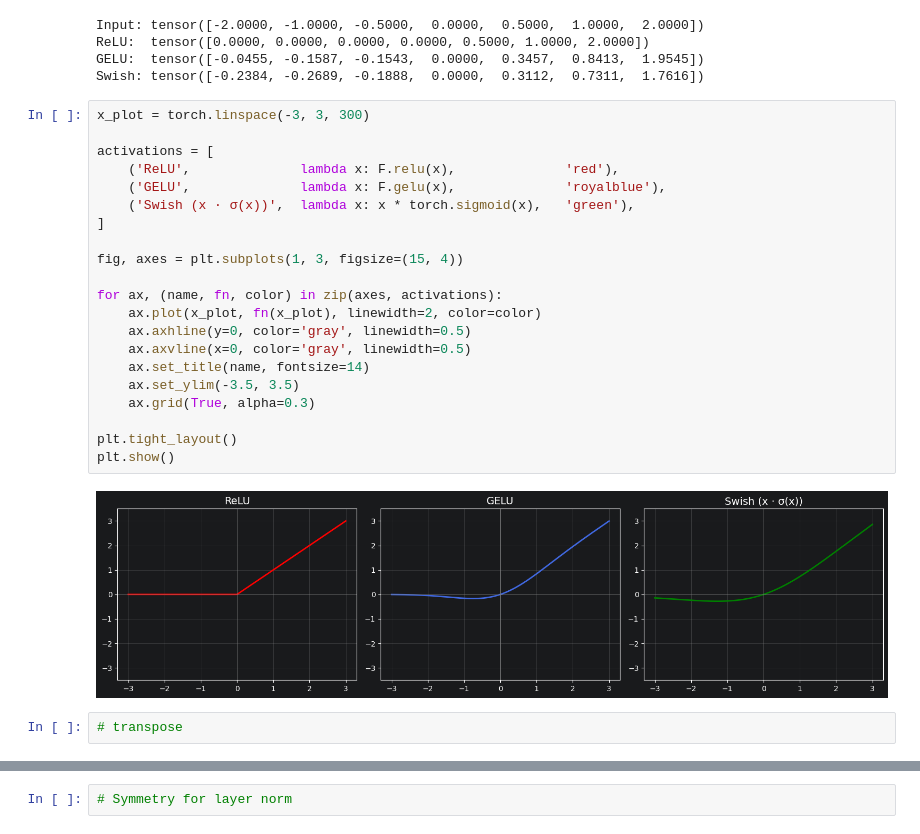
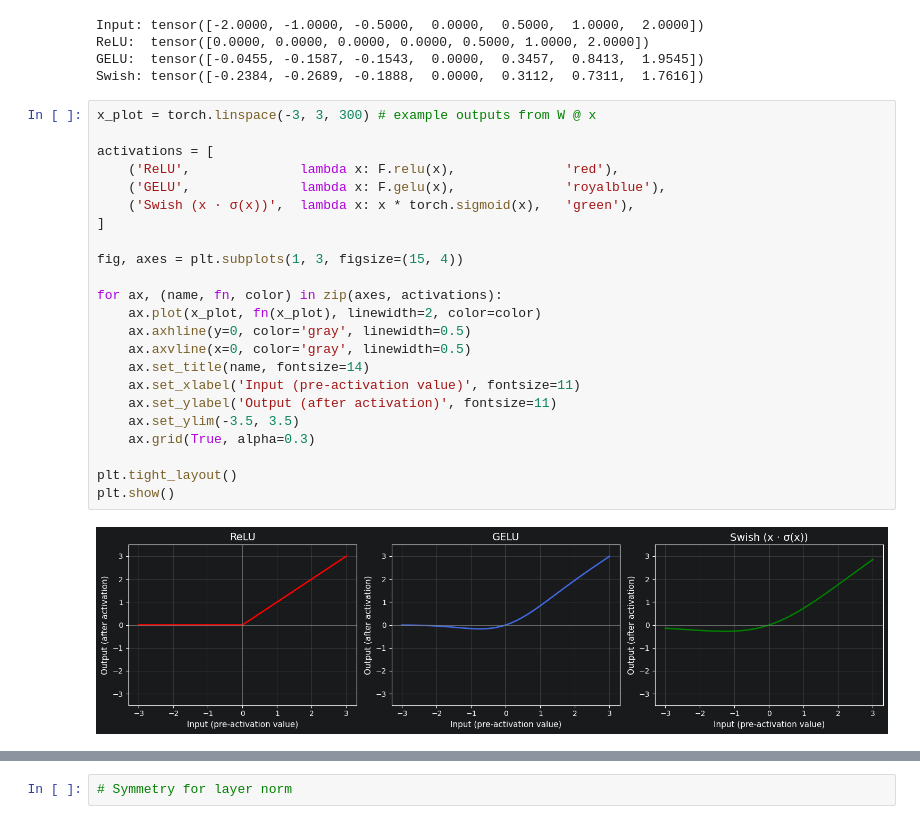
Before and after one commit to j03hoang/nlp-lab, a Jupyter notebook: notebooks/maths_review.ipynb, the cells around one changed output, grey strips where cells are left out. Cells and saved outputs as stored; diff of their text form.

```diff
--- a/notebooks/maths_review.ipynb
+++ b/notebooks/maths_review.ipynb
@@ -534,27 +535,27 @@ ReLU:  tensor([0.0000, 0.0000, 0.0000, 0.0000, 0.5000, 1.0000, 2.0000])
 GELU:  tensor([-0.0455, -0.1587, -0.1543,  0.0000,  0.3457,  0.8413,  1.9545])
 Swish: tensor([-0.2384, -0.2689, -0.1888,  0.0000,  0.3112,  0.7311,  1.7616])
 # %%
-x_plot = torch.linspace(-3, 3, 300)
+x_plot = torch.linspace(-3, 3, 300) # example outputs from W @ x
 
 activations = [
     ('ReLU',              lambda x: F.relu(x),              'red'),
     ('GELU',              lambda x: F.gelu(x),              'royalblue'),
     ('Swish (x · σ(x))',  lambda x: x * torch.sigmoid(x),   'green'),
 ]
 
 fig, axes = plt.subplots(1, 3, figsize=(15, 4))
 
 for ax, (name, fn, color) in zip(axes, activations):
     ax.plot(x_plot, fn(x_plot), linewidth=2, color=color)
     ax.axhline(y=0, color='gray', linewidth=0.5)
     ax.axvline(x=0, color='gray', linewidth=0.5)
     ax.set_title(name, fontsize=14)
+    ax.set_xlabel('Input (pre-activation value)', fontsize=11)
+    ax.set_ylabel('Output (after activation)', fontsize=11)
     ax.set_ylim(-3.5, 3.5)
     ax.grid(True, alpha=0.3)
 
 plt.tight_layout()
 plt.show()
 # %% [output]
-[figure, old version]
+[figure, new version]
-# %%
-# transpose
```
Also changed, not shown: parts of 17 cells of this notebook.
